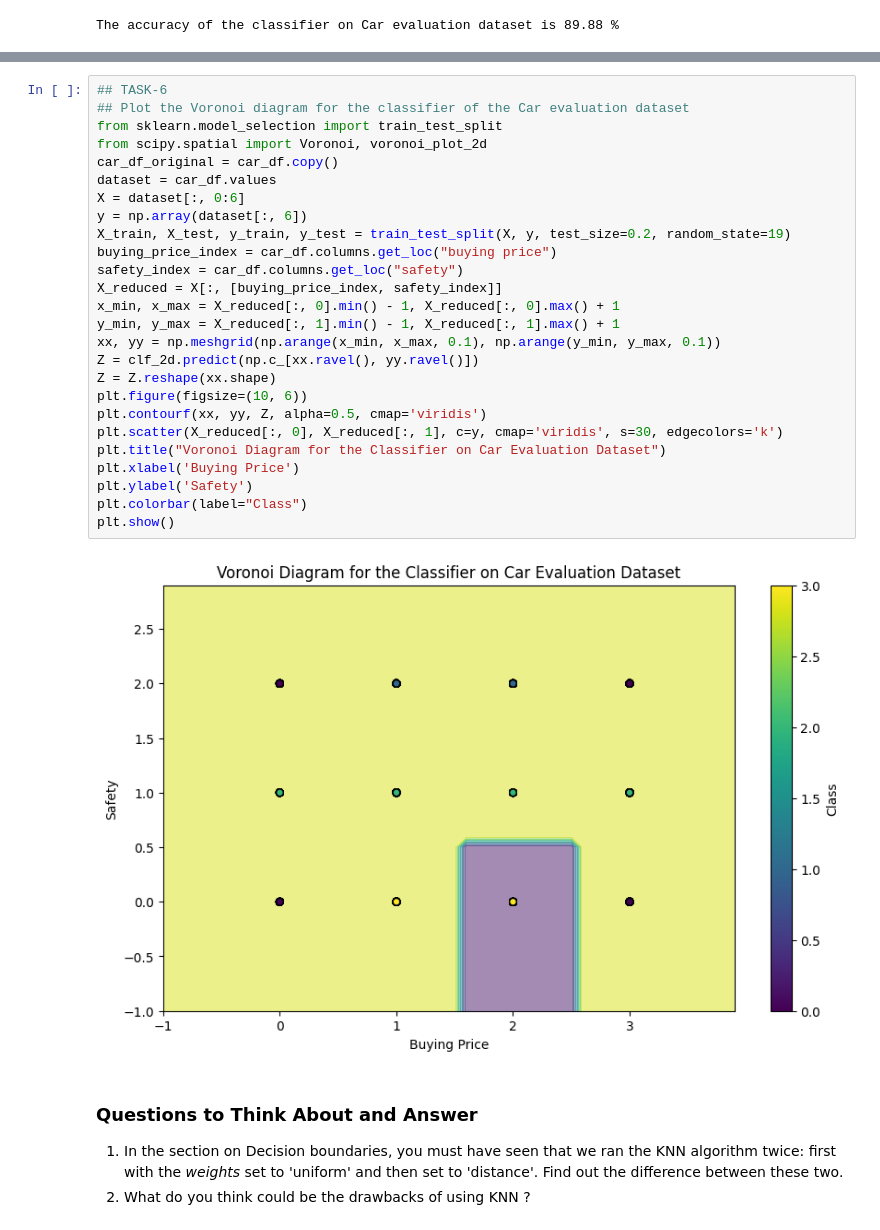
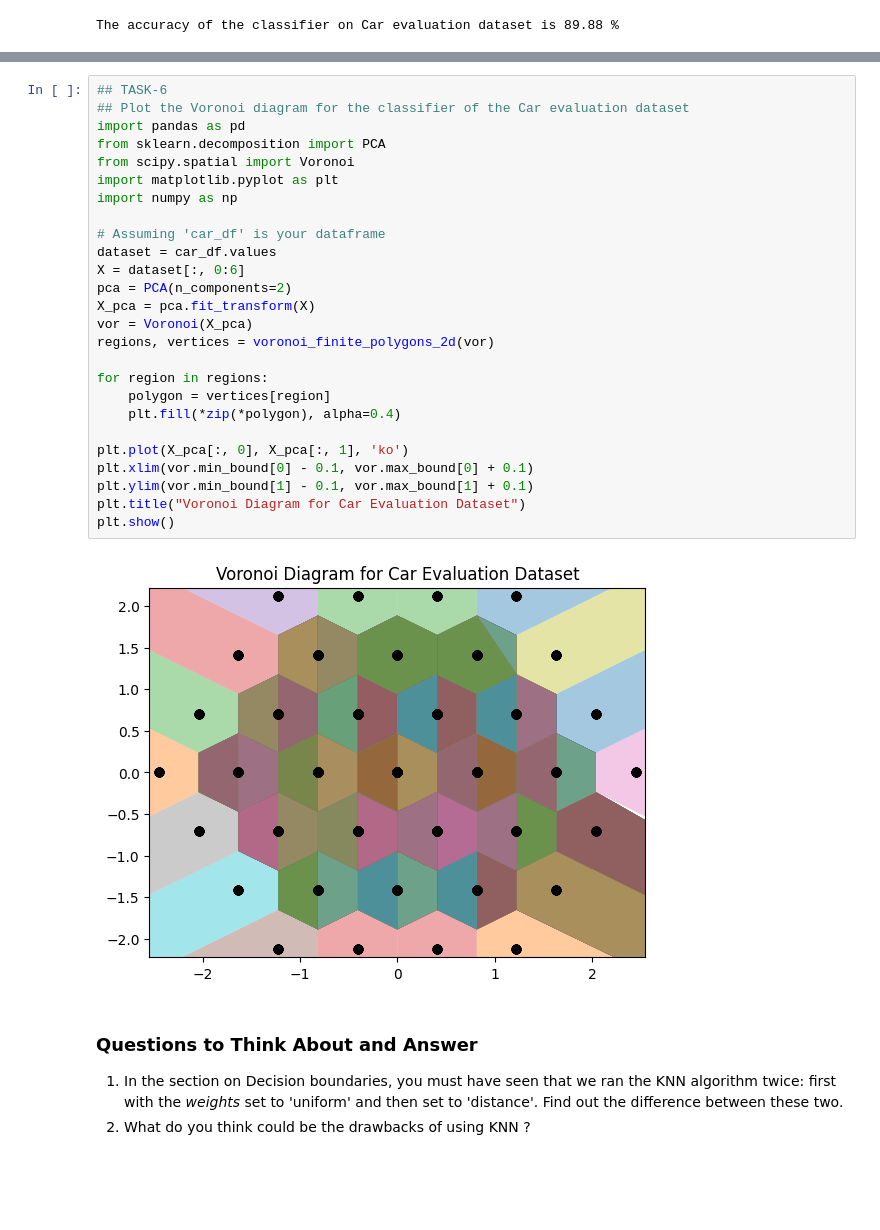
Before and after one commit to Vigna200/FMML_Project_Labs, a Jupyter notebook: AIML_Module_3_Lab_2_Implementing_KNN_from_scratch_and_visualize_Algorithm_performance.ipynb, the cells around one changed output, grey strips where cells are left out. Saved outputs shown, nothing was run; the diff lists cells and outputs as text; blank space fills up the shorter version.

```diff
--- a/AIML_Module_3_Lab_2_Implementing_KNN_from_scratch_and_visualize_Algorithm_performance.ipynb
+++ b/AIML_Module_3_Lab_2_Implementing_KNN_from_scratch_and_visualize_Algorithm_performance.ipynb
@@ -524,31 +494,31 @@ decision_boundary_plot(X_test[:, :2], y_test, 5)
-# %%
-## TASK-6
-## Plot the Voronoi diagram for the classifier of the Car evaluation dataset
-from sklearn.model_selection import train_test_split
-from scipy.spatial import Voronoi, voronoi_plot_2d
-car_df_original = car_df.copy()
-dataset = car_df.values
-X = dataset[:, 0:6]
-y = np.array(dataset[:, 6])
-X_train, X_test, y_train, y_test = train_test_split(X, y, test_size=0.2, random_state=19)
-buying_price_index = car_df.columns.get_loc("buying price")
-safety_index = car_df.columns.get_loc("safety")
-X_reduced = X[:, [buying_price_index, safety_index]]
-x_min, x_max = X_reduced[:, 0].min() - 1, X_reduced[:, 0].max() + 1
-y_min, y_max = X_reduced[:, 1].min() - 1, X_reduced[:, 1].max() + 1
-xx, yy = np.meshgrid(np.arange(x_min, x_max, 0.1), np.arange(y_min, y_max, 0.1))
-Z = clf_2d.predict(np.c_[xx.ravel(), yy.ravel()])
-Z = Z.reshape(xx.shape)
-plt.figure(figsize=(10, 6))
-plt.contourf(xx, yy, Z, alpha=0.5, cmap='viridis')
-plt.scatter(X_reduced[:, 0], X_reduced[:, 1], c=y, cmap='viridis', s=30, edgecolors='k')
-plt.title("Voronoi Diagram for the Classifier on Car Evaluation Dataset")
-plt.xlabel('Buying Price')
-plt.ylabel('Safety')
-plt.colorbar(label="Class")
-plt.show()
-# %% [output]
-[figure, removed]
+# %%
+## TASK-6
+## Plot the Voronoi diagram for the classifier of the Car evaluation dataset
+import pandas as pd
+from sklearn.decomposition import PCA
+from scipy.spatial import Voronoi
+import matplotlib.pyplot as plt
+import numpy as np
+
+# Assuming 'car_df' is your dataframe
+dataset = car_df.values
+X = dataset[:, 0:6]
+pca = PCA(n_components=2)
+X_pca = pca.fit_transform(X)
+vor = Voronoi(X_pca)
+regions, vertices = voronoi_finite_polygons_2d(vor)
+
+for region in regions:
+    polygon = vertices[region]
+    plt.fill(*zip(*polygon), alpha=0.4)
+
+plt.plot(X_pca[:, 0], X_pca[:, 1], 'ko')
+plt.xlim(vor.min_bound[0] - 0.1, vor.max_bound[0] + 0.1)
+plt.ylim(vor.min_bound[1] - 0.1, vor.max_bound[1] + 0.1)
+plt.title("Voronoi Diagram for Car Evaluation Dataset")
+plt.show()
+# %% [output]
+[figure, added]
 # %% [markdown]
 ### Questions to Think About and Answer
 1. In the section on Decision boundaries, you must have seen that we ran the KNN algorithm twice: first with the _weights_ set to 'uniform' and then set to 'distance'. Find out the difference between these two.
```
Also changed, not shown: parts of 11 cells of this notebook.
